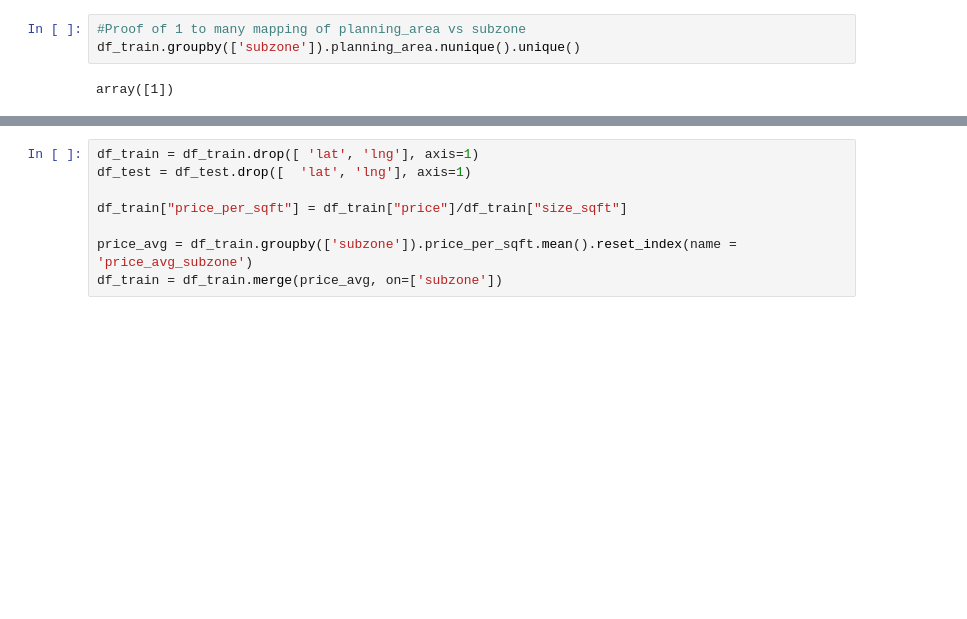
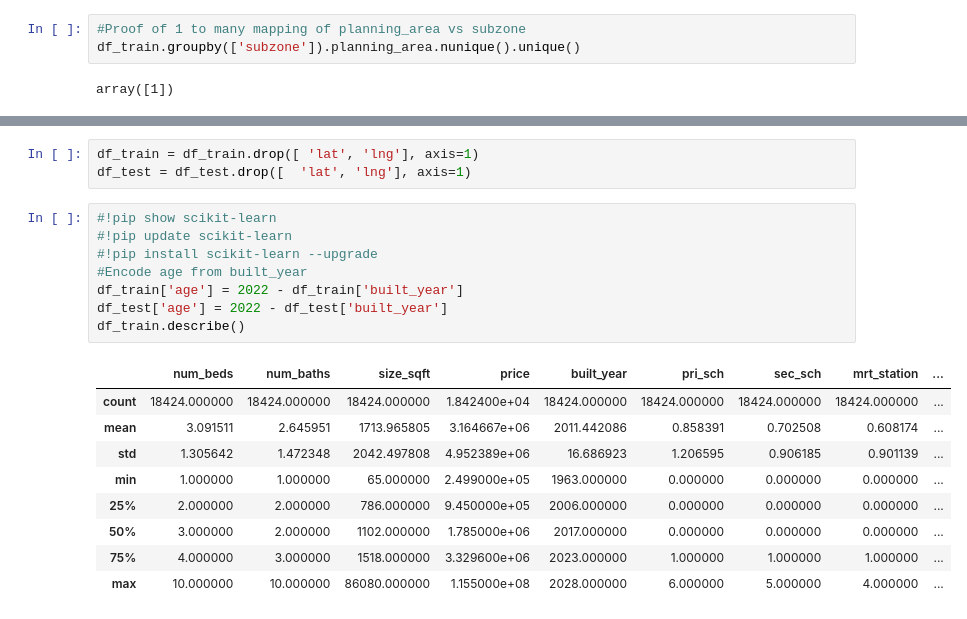
Before and after one commit to nish-d/ParanormalDistribution, a Jupyter notebook: notebooks/encoding2.ipynb, the cells around one changed output, grey strips where cells are left out. Drawn from its saved outputs; the diff is of its cells as text; blank space fills up the shorter version.

```diff
--- a/notebooks/encoding2.ipynb
+++ b/notebooks/encoding2.ipynb
@@ -23,8 +55,21 @@ array([1])
 # %%
 df_train = df_train.drop([ 'lat', 'lng'], axis=1)
 df_test = df_test.drop([  'lat', 'lng'], axis=1)
-
-df_train["price_per_sqft"] = df_train["price"]/df_train["size_sqft"]
-
-price_avg = df_train.groupby(['subzone']).price_per_sqft.mean().reset_index(name = 'price_avg_subzone')
-df_train = df_train.merge(price_avg, on=['subzone'])
+# %%
+#!pip show scikit-learn
+#!pip update scikit-learn
+#!pip install scikit-learn --upgrade
+#Encode age from built_year
+df_train['age'] = 2022 - df_train['built_year']
+df_test['age'] = 2022 - df_test['built_year']
+df_train.describe()
+# %% [output]
+|  | num_beds | num_baths | size_sqft | price | built_year | pri_sch | sec_sch | mrt_station | ... |
+| count | 18424.000000 | 18424.000000 | 18424.000000 | 1.842400e+04 | 18424.000000 | 18424.000000 | 18424.000000 | 18424.000000 | ... |
+| mean | 3.091511 | 2.645951 | 1713.965805 | 3.164667e+06 | 2011.442086 | 0.858391 | 0.702508 | 0.608174 | ... |
+| std | 1.305642 | 1.472348 | 2042.497808 | 4.952389e+06 | 16.686923 | 1.206595 | 0.906185 | 0.901139 | ... |
+| min | 1.000000 | 1.000000 | 65.000000 | 2.499000e+05 | 1963.000000 | 0.000000 | 0.000000 | 0.000000 | ... |
+| 25% | 2.000000 | 2.000000 | 786.000000 | 9.450000e+05 | 2006.000000 | 0.000000 | 0.000000 | 0.000000 | ... |
+| 50% | 3.000000 | 2.000000 | 1102.000000 | 1.785000e+06 | 2017.000000 | 0.000000 | 0.000000 | 0.000000 | ... |
+| 75% | 4.000000 | 3.000000 | 1518.000000 | 3.329600e+06 | 2023.000000 | 1.000000 | 1.000000 | 1.000000 | ... |
+| max | 10.000000 | 10.000000 | 86080.000000 | 1.155000e+08 | 2028.000000 | 6.000000 | 5.000000 | 4.000000 | ... |
```
Also changed, not shown: parts of 22 cells of this notebook, 9 other files.
